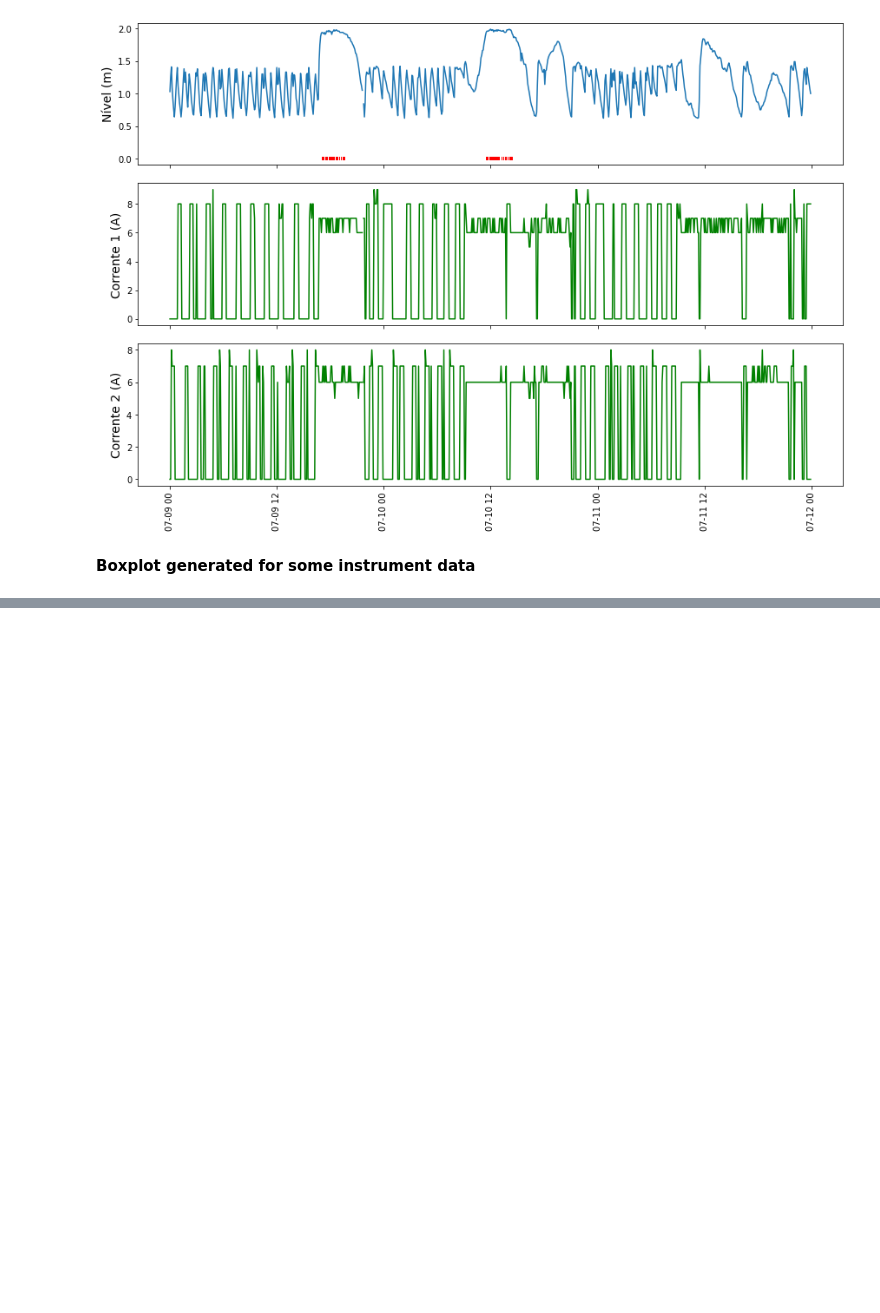
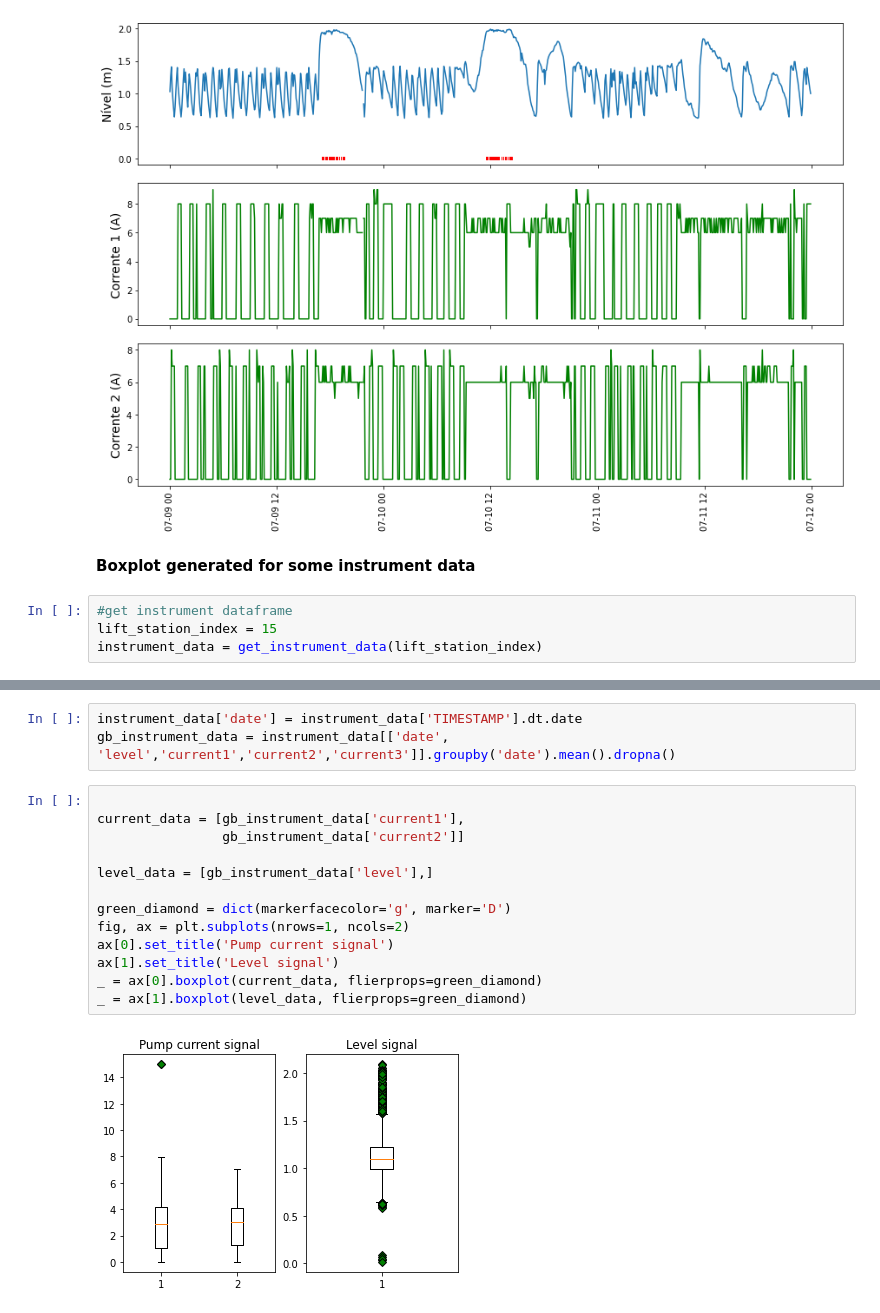
Before and after one commit to heber-augusto/master-degree-jupyter-notebooks, a Jupyter notebook: step_3-data-analysis/step_3-data-analysis-and-exploration.ipynb, the cells around one changed output, grey strips where cells are left out. Cells and saved outputs as stored; diff of their text form; blank space fills up the shorter version.

```diff
--- a/step_3-data-analysis/step_3-data-analysis-and-exploration.ipynb
+++ b/step_3-data-analysis/step_3-data-analysis-and-exploration.ipynb
@@ -780,3 +782,7 @@ plot_instument_dat_with_overflow(lift_station_index,
 [figure]
 # %% [markdown]
 **Boxplot generated for some instrument data**
+# %%
+#get instrument dataframe
+lift_station_index = 15
+instrument_data = get_instrument_data(lift_station_index)
@@ -782,0 +805,18 @@ plot_instument_dat_with_overflow(lift_station_index,
+# %%
+instrument_data['date'] = instrument_data['TIMESTAMP'].dt.date
+gb_instrument_data = instrument_data[['date', 'level','current1','current2','current3']].groupby('date').mean().dropna()
+# %%
+
+current_data = [gb_instrument_data['current1'],
+                gb_instrument_data['current2']]
+
+level_data = [gb_instrument_data['level'],]
+
+green_diamond = dict(markerfacecolor='g', marker='D')
+fig, ax = plt.subplots(nrows=1, ncols=2)
+ax[0].set_title('Pump current signal')
+ax[1].set_title('Level signal')
+_ = ax[0].boxplot(current_data, flierprops=green_diamond)
+_ = ax[1].boxplot(level_data, flierprops=green_diamond)
+# %% [output]
+[figure, added]
```
Also changed, not shown: parts of 3 cells of this notebook.
